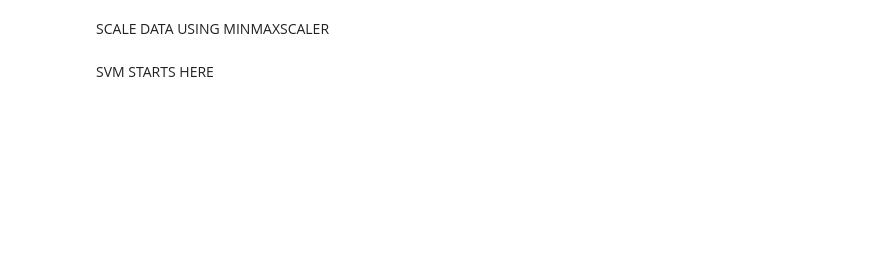
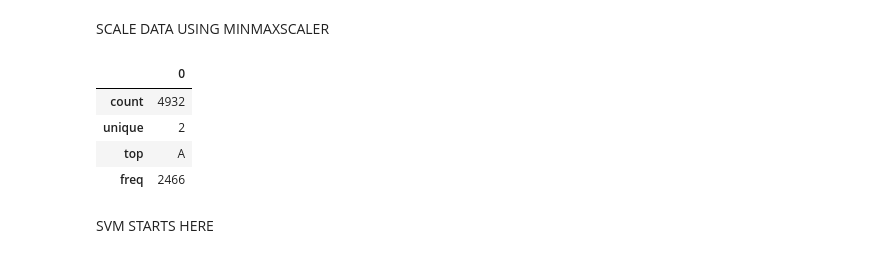
Before and after one commit to ayanoglu/OrtalamaTahmin, a Jupyter notebook: REDGPAmainNEWDATA_SVM.ipynb, the cells around one changed output. Drawn from its saved outputs; the diff is of its cells as text; code cells hidden in the pictures; blank space fills up the shorter version.

```diff
--- a/REDGPAmainNEWDATA_SVM.ipynb
+++ b/REDGPAmainNEWDATA_SVM.ipynb
@@ -210,0 +227,3 @@ SCALE DATA USING MINMAXSCALER
+# %%
+GPA_Test = DF4_Test_Combined.iloc[:,61]
+GPA_Train = DF4_Train_Combined.iloc[:,61]
@@ -211,2 +253,10 @@ SCALE DATA USING MINMAXSCALER
+# %%
+GPA_Train_Cat_Smote.describe()
+# %% [output]
+|  | 0 |
+| count | 4932 |
+| unique | 2 |
+| top | A |
+| freq | 2466 |
 # %% [markdown]
 SVM STARTS HERE
```
Also changed, not shown: parts of 16 cells of this notebook.
